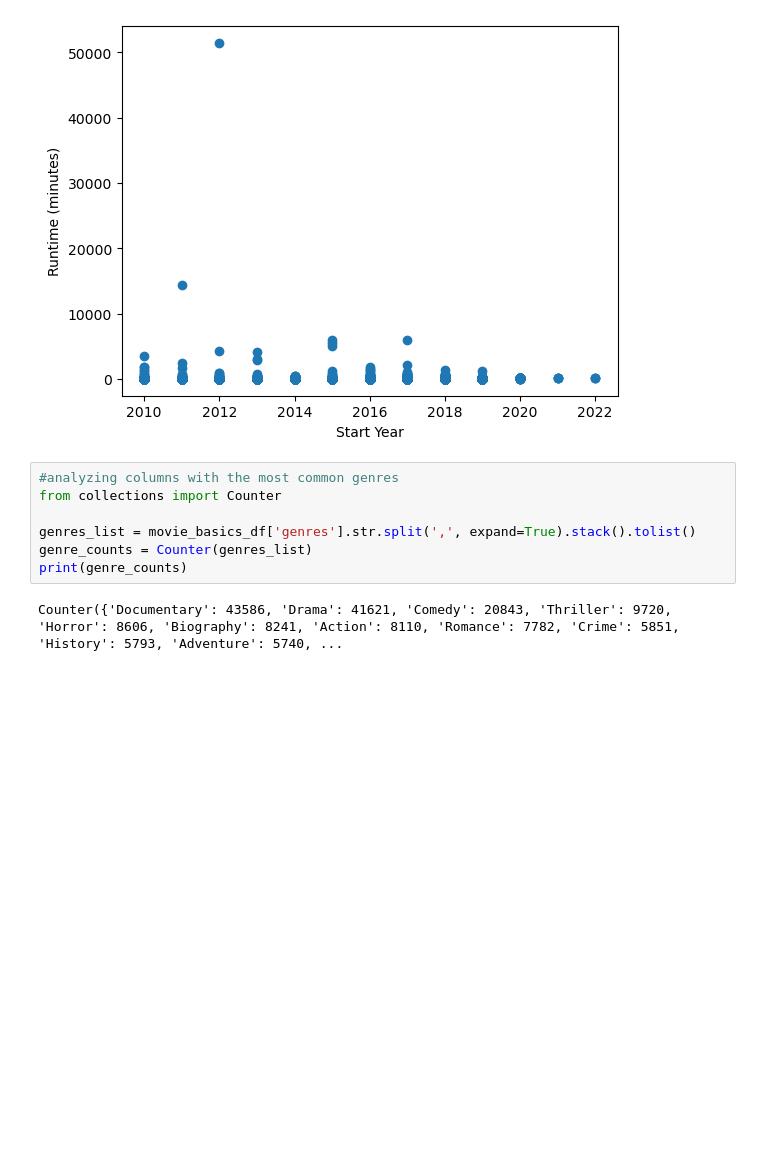
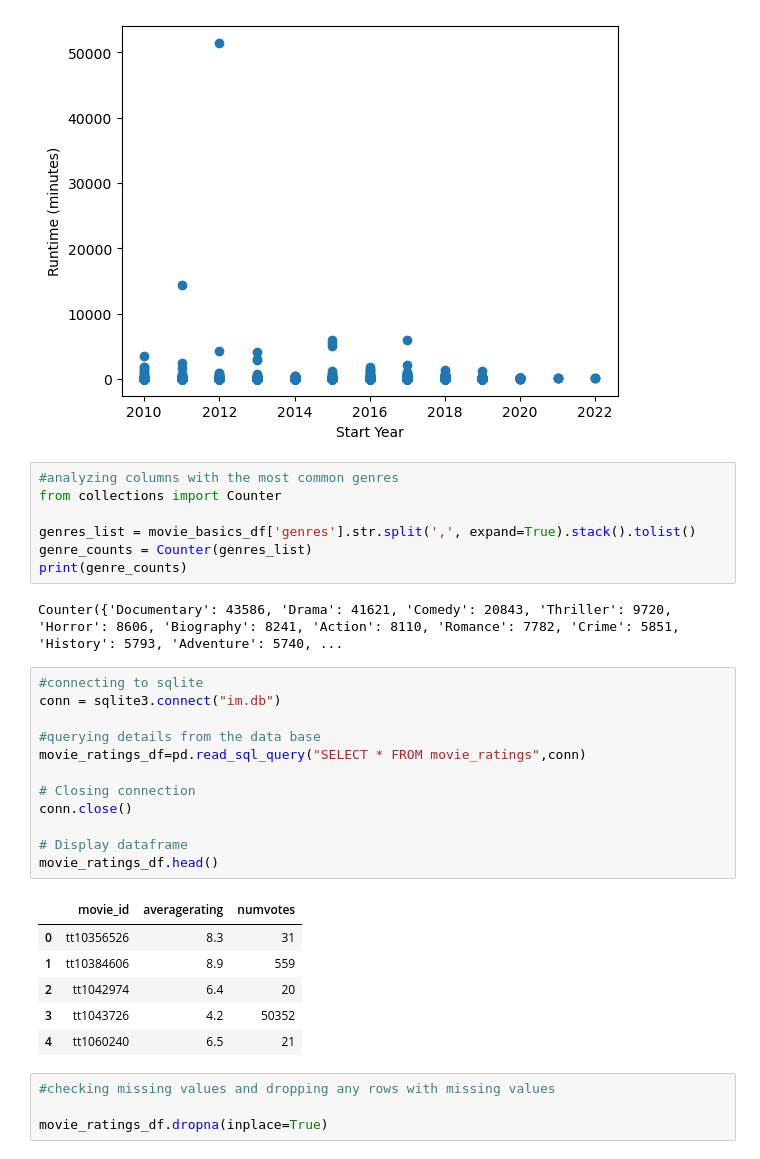
Before and after one commit to Derrick-wekesa/CineInsight-Microsoft-s-Box-Office-Breakthrough, a Jupyter notebook: data/student.ipynb, the cells around one changed output. Saved outputs shown, nothing was run; the diff lists cells and outputs as text; blank space fills up the shorter version.

```diff
--- a/data/student.ipynb
+++ b/data/student.ipynb
@@ -590,3 +590,26 @@ genre_counts = Counter(genres_list)
 print(genre_counts)
 # %% [output]
 Counter({'Documentary': 43586, 'Drama': 41621, 'Comedy': 20843, 'Thriller': 9720, 'Horror': 8606, 'Biography': 8241, 'Action': 8110, 'Romance': 7782, 'Crime': 5851, 'History': 5793, 'Adventure': 5740, ...
+# %%
+#connecting to sqlite
+conn = sqlite3.connect("im.db")
+
+#querying details from the data base
+movie_ratings_df=pd.read_sql_query("SELECT * FROM movie_ratings",conn)
+
+# Closing connection
+conn.close()
+
+# Display dataframe
+movie_ratings_df.head()
+# %% [output]
+|  | movie_id | averagerating | numvotes |
+| 0 | tt10356526 | 8.3 | 31 |
+| 1 | tt10384606 | 8.9 | 559 |
+| 2 | tt1042974 | 6.4 | 20 |
+| 3 | tt1043726 | 4.2 | 50352 |
+| 4 | tt1060240 | 6.5 | 21 |
+# %%
+#checking missing values and dropping any rows with missing values
+
+movie_ratings_df.dropna(inplace=True)
```
Also changed, not shown: parts of 5 cells of this notebook.
